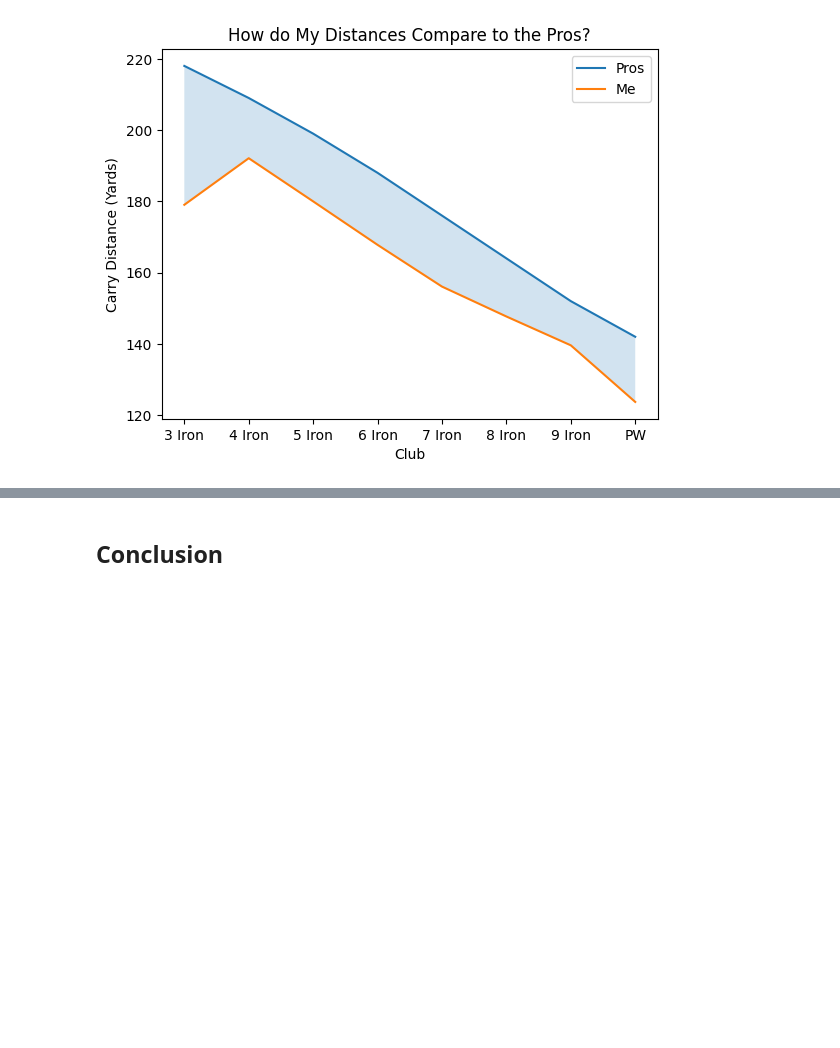
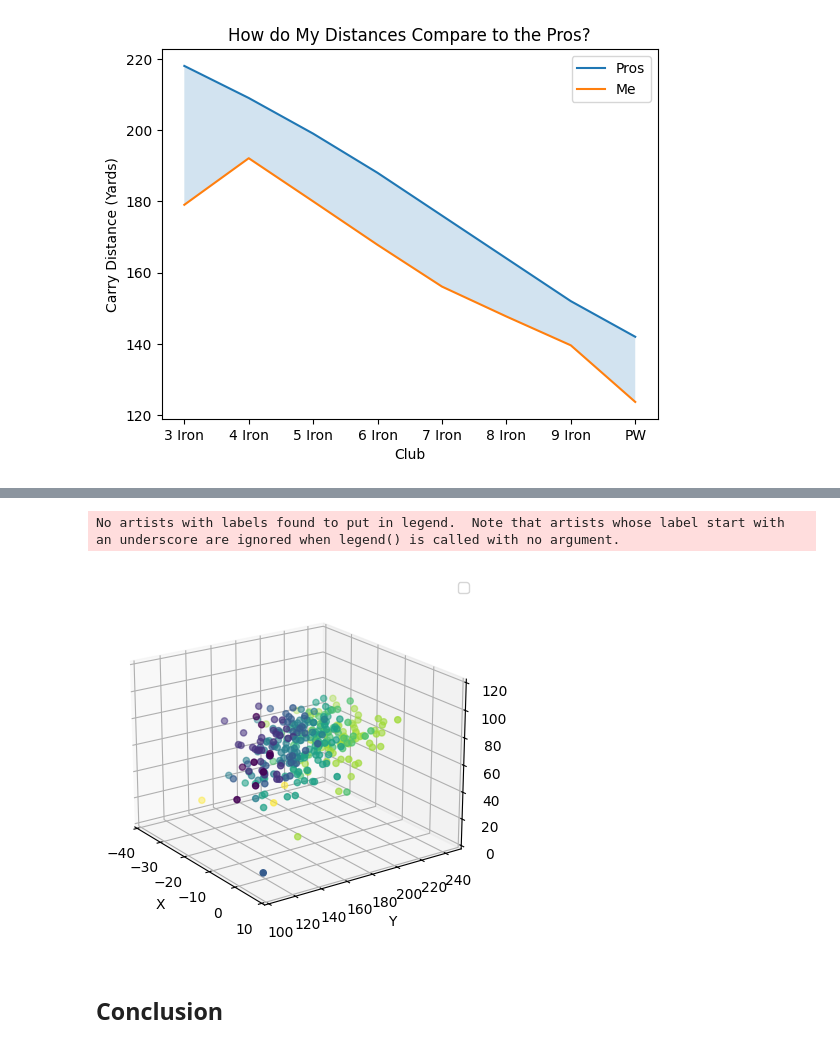
Before and after one commit to joja4479/Golf-Shot-Analysis, a Jupyter notebook: golf_shot_analysis.ipynb, the cells around one changed output, grey strips where cells are left out. Saved outputs shown, nothing was run; the diff lists cells and outputs as text; code cells hidden in the pictures; blank space fills up the shorter version.

```diff
--- a/golf_shot_analysis.ipynb
+++ b/golf_shot_analysis.ipynb
@@ -74,6 +74,7 @@ Data columns (total 31 columns):
 dtypes: float64(2), object(29)
 memory usage: 79.6+ KB
 # %%
+df = df[df['Club Path'].isnull()]
 df = df.drop(['Club Description', 'Attack Angle','Dynamic Loft', 'Attack Angle', 'Dynamic Loft',
          'Spin Loft', 'Low Point' , 'Club Path', 'Face Path', 'Face Target' ,
          'Swing Plane Tilt', 'Swing Plane Rotation'], axis=1)
@@ -424,3 +460,28 @@ plt.show()
+# %%
+ax = plt.figure().add_subplot(projection='3d')
+y=df['Carry Distance'].astype(int)
+z=df['Peak Height'].astype(int)
+x=df['Carry Lateral Distance'].astype(int)
+
+ax.scatter(x, y, z, c=df['Club Color'], marker='o')
+
+# Make legend, set axes limits and labels
+ax.legend()
+ax.set_xlim(-40, 10)
+ax.set_ylim(100, 250)
+ax.set_zlim(0, 120)
+ax.set_xlabel('X')
+ax.set_ylabel('Y')
+ax.set_zlabel('Z')
+
+# Customize the view angle so it's easier to see that the scatter points lie
+# on the plane y=0
+ax.view_init(elev=20., azim=-35, roll=0)
+
+plt.show()
+# %% [output]
+No artists with labels found to put in legend.  Note that artists whose label start with an underscore are ignored when legend() is called with no argument.
+[figure, added]
 # %%
 pro_df.to_csv('shot_csvs/output/pro_stats.csv')
 # %% [markdown]
```
Also changed, not shown: parts of 2 cells of this notebook.
